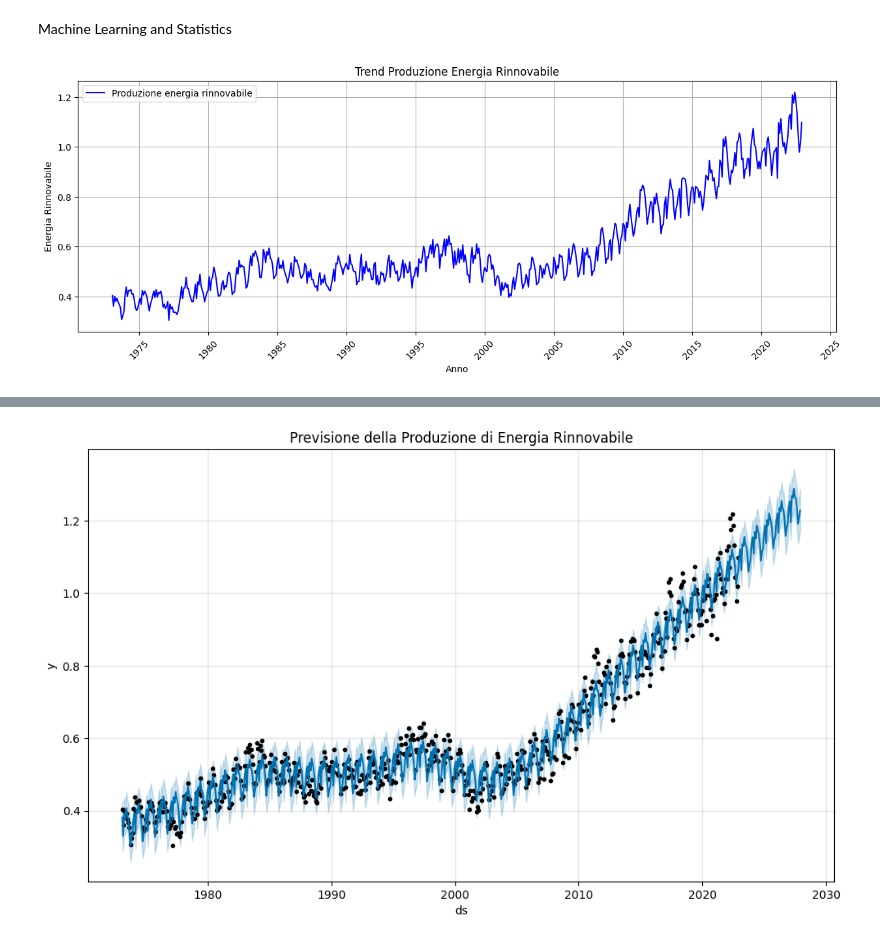
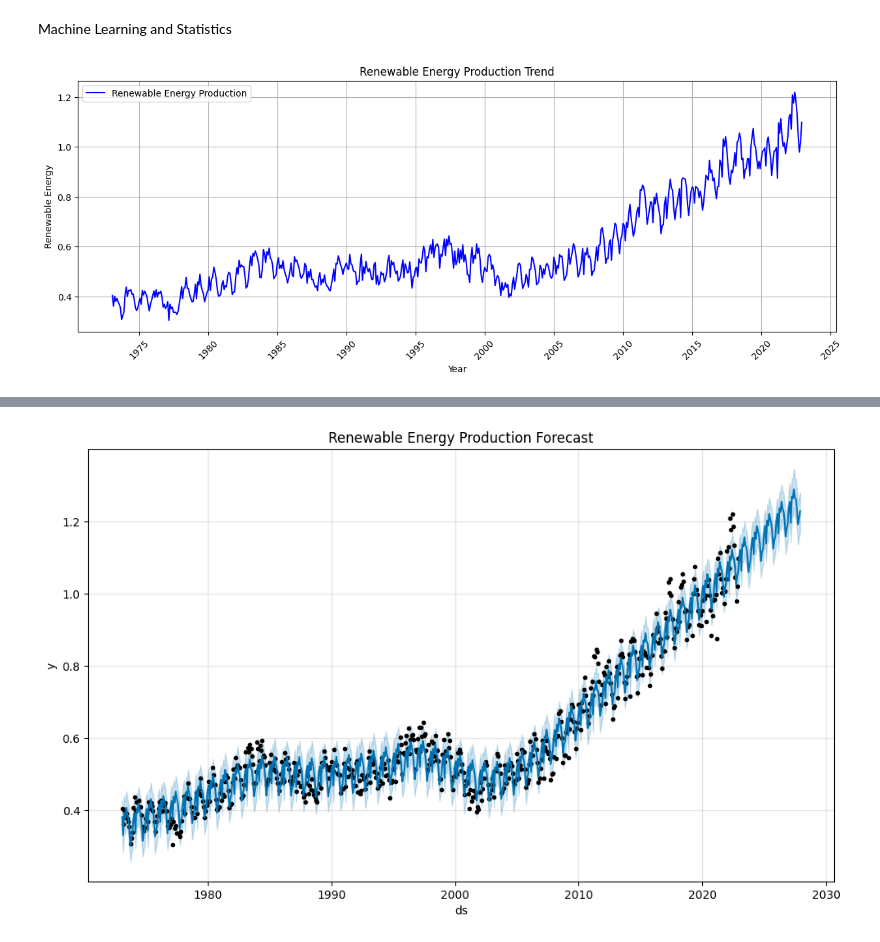
Before and after one commit to ChristianChimi/Energy-Sector-Analysis, a Jupyter notebook: Energy.ipynb, the cells around one changed output, grey strips where cells are left out. Cells and saved outputs as stored; diff of their text form; code cells hidden in the pictures.

```diff
--- a/Energy.ipynb
+++ b/Energy.ipynb
@@ -115,36 +111,36 @@ plt.show()
 # %% [markdown]
 Machine Learning and Statistics
 # %%
-df['Date'] = pd.to_datetime(df['Date'])  # Converti in datetime
-df = df[['Date', 'Total Renewable Energy Production']].rename(columns={'Date': 'ds', 'Total Renewable Energy Production': 'y'})  # Formatta per Prophet
+df['Date'] = pd.to_datetime(df['Date'])  # Convert to datetime
+df = df[['Date', 'Total Renewable Energy Production']].rename(columns={'Date': 'ds', 'Total Renewable Energy Production': 'y'})  # Format for Prophet
 
-# --- 2. VISUALIZZAZIONE DEL TREND ---
+# --- 2. VISUALIZATION OF THE TREND ---
 plt.figure(figsize=(15, 5))
-plt.plot(df['ds'], df['y'], linestyle='-', color='b', label='Produzione energia rinnovabile')
+plt.plot(df['ds'], df['y'], linestyle='-', color='b', label='Renewable Energy Production')
 
-# Formattazione asse X (una data ogni 5 anni)
+# Formatting the X-axis (one label every 5 years)
 plt.gca().xaxis.set_major_locator(mdates.YearLocator(5))
 plt.gca().xaxis.set_major_formatter(mdates.DateFormatter('%Y'))
 
-plt.xlabel('Anno')
-plt.ylabel('Energia Rinnovabile')
-plt.title('Trend Produzione Energia Rinnovabile')
+plt.xlabel('Year')
+plt.ylabel('Renewable Energy')
+plt.title('Renewable Energy Production Trend')
 plt.xticks(rotation=45)
 plt.legend()
 plt.grid()
 plt.show()
 
-# --- 3. MODELLAZIONE E PREVISIONE CON PROPHET ---
+# --- 3. MODELING AND FORECASTING WITH PROPHET ---
 model = Prophet()
 model.fit(df)
 
-# Creazione delle date future (5 anni in avanti)
-future = model.make_future_dataframe(periods=60, freq='ME')  # 60 mesi
+# Creating future dates (5 years ahead)
+future = model.make_future_dataframe(periods=60, freq='ME')  # 60 months
 forecast = model.predict(future)
 
-# --- 4. VISUALIZZAZIONE DELLE PREVISIONI ---
+# --- 4. VISUALIZATION OF THE FORECAST ---
 model.plot(forecast)
-plt.title("Previsione della Produzione di Energia Rinnovabile")
+plt.title("Renewable Energy Production Forecast")
 plt.show()
 # %% [output]
 [figure]
@@ -153,2 +149,2 @@ plt.show()
-[figure, old version]
+[figure, new version]
 # %%
```
Also changed, not shown: parts of 7 cells of this notebook.
